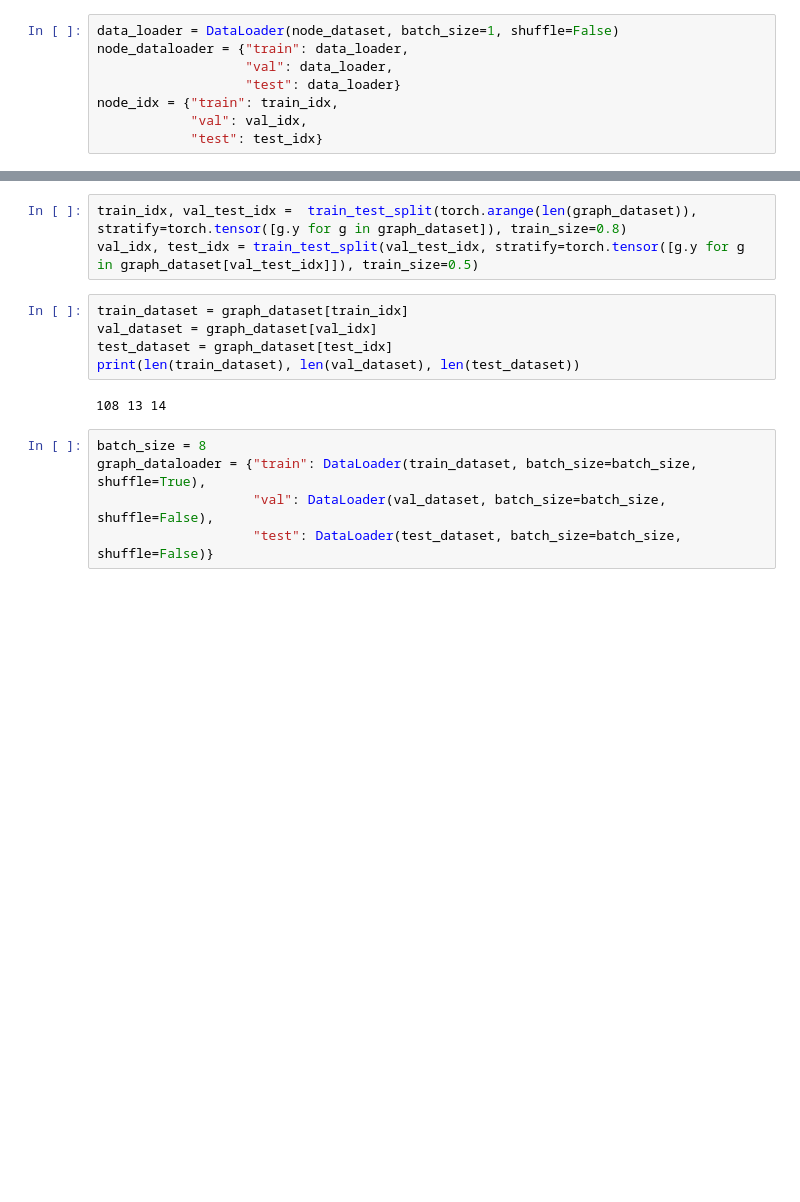
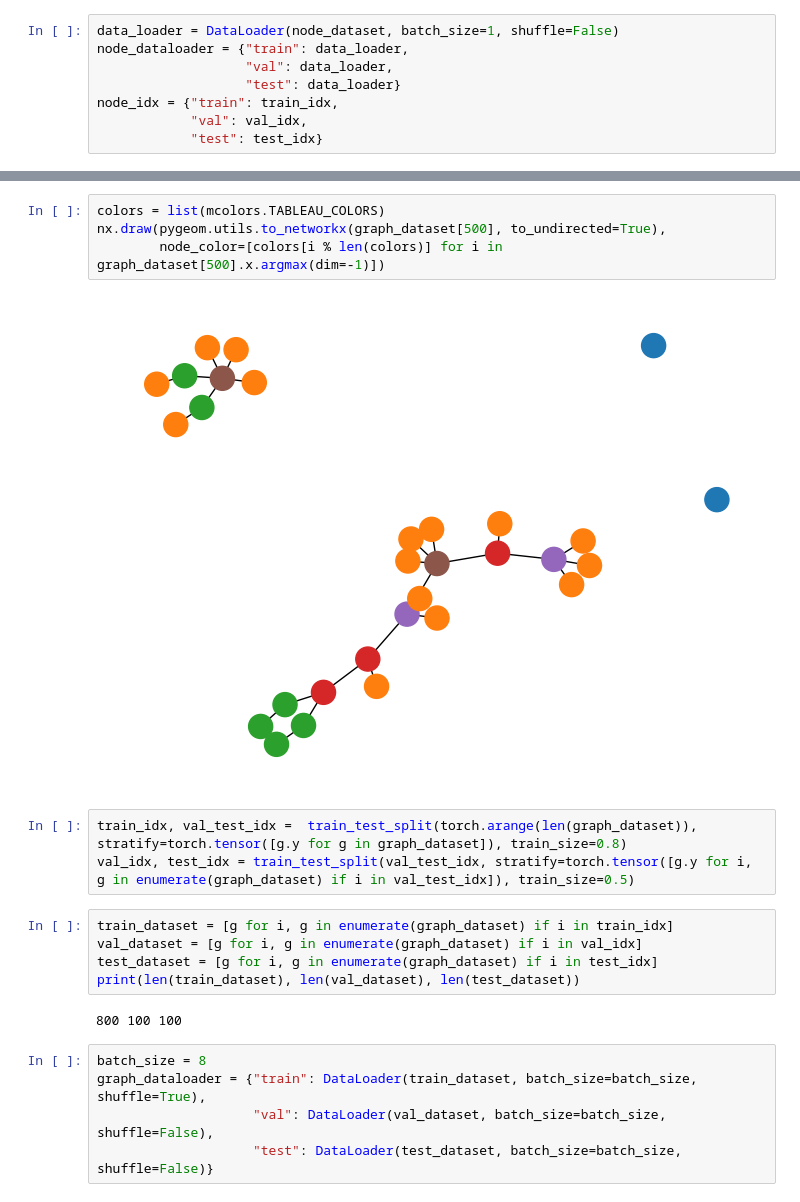
Before and after one commit to 6ninjak/neural-networks-exam, a Jupyter notebook: pgexplainer.ipynb, the cells around one changed output, grey strips where cells are left out. Cells and saved outputs as stored; diff of their text form; blank space fills up the shorter version.

```diff
--- a/pgexplainer.ipynb
+++ b/pgexplainer.ipynb
@@ -86,13 +152,19 @@ Data(edge_index=[2, 38], x=[17, 18], edge_attr=[38, 4], y=[1])
+# %%
+colors = list(mcolors.TABLEAU_COLORS)
+nx.draw(pygeom.utils.to_networkx(graph_dataset[500], to_undirected=True),
+        node_color=[colors[i % len(colors)] for i in graph_dataset[500].x.argmax(dim=-1)])
+# %% [output]
+[figure, added]
 # %%
 train_idx, val_test_idx =  train_test_split(torch.arange(len(graph_dataset)), stratify=torch.tensor([g.y for g in graph_dataset]), train_size=0.8)
-val_idx, test_idx = train_test_split(val_test_idx, stratify=torch.tensor([g.y for g in graph_dataset[val_test_idx]]), train_size=0.5)
+val_idx, test_idx = train_test_split(val_test_idx, stratify=torch.tensor([g.y for i, g in enumerate(graph_dataset) if i in val_test_idx]), train_size=0.5)
 # %%
-train_dataset = graph_dataset[train_idx]
-val_dataset = graph_dataset[val_idx]
-test_dataset = graph_dataset[test_idx]
+train_dataset = [g for i, g in enumerate(graph_dataset) if i in train_idx]
+val_dataset = [g for i, g in enumerate(graph_dataset) if i in val_idx]
+test_dataset = [g for i, g in enumerate(graph_dataset) if i in test_idx]
 print(len(train_dataset), len(val_dataset), len(test_dataset))
 # %% [output]
-108 13 14
+800 100 100
 # %%
 batch_size = 8
 graph_dataloader = {"train": DataLoader(train_dataset, batch_size=batch_size, shuffle=True),
```
Also changed, not shown: parts of 43 cells of this notebook, 13 other files.
